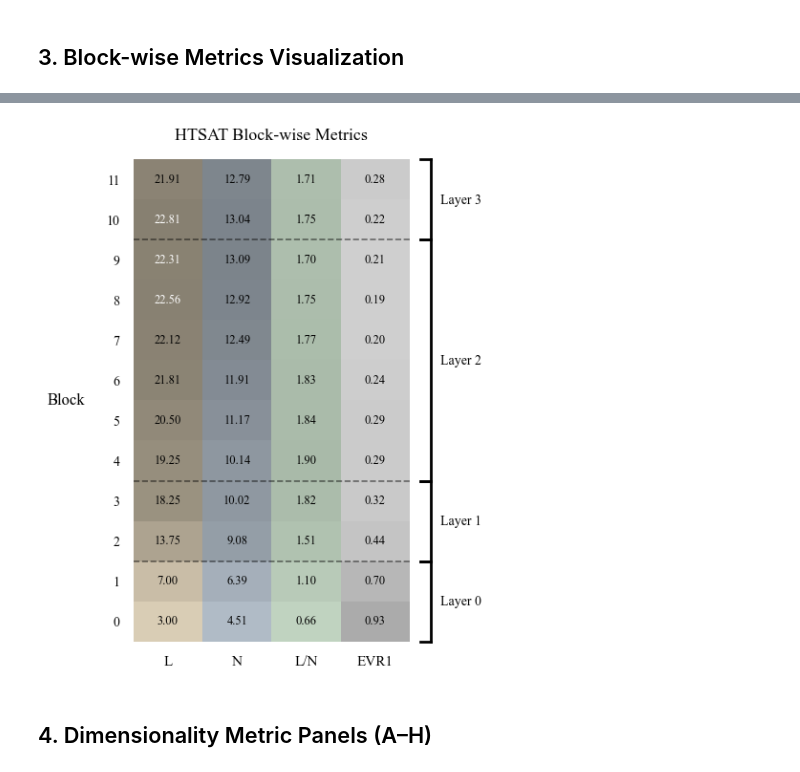
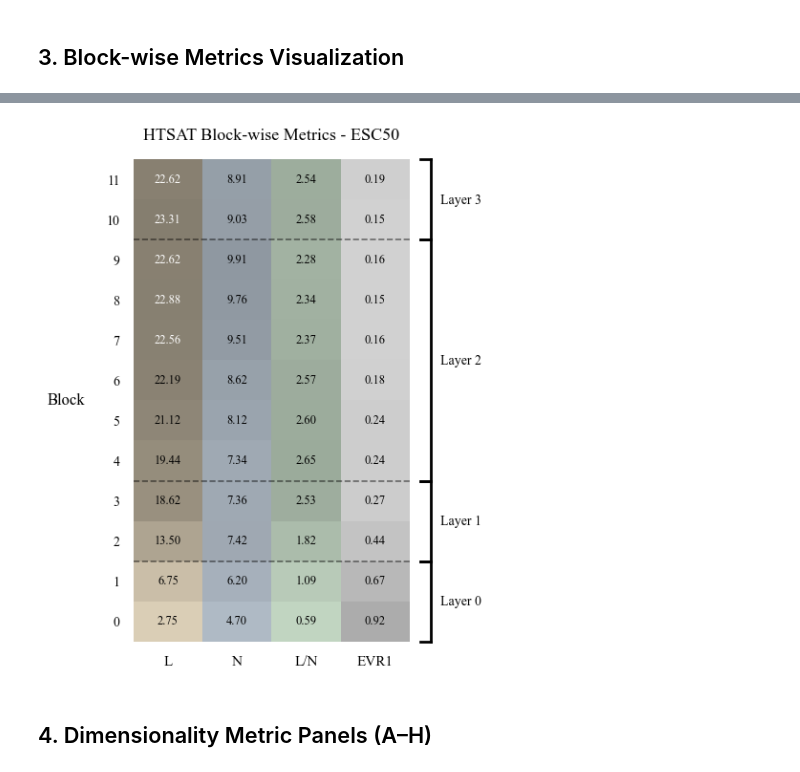
Before and after one commit to lorenzo-arcioni/ResiDual-CLAP, a Jupyter notebook: src/residual_analysis_pre.ipynb, the cells around one changed output, grey strips where cells are left out. Saved outputs shown, nothing was run; the diff lists cells and outputs as text; code cells hidden in the pictures.

```diff
--- a/src/residual_analysis_pre.ipynb
+++ b/src/residual_analysis_pre.ipynb
@@ -44,7 +44,7 @@ import seaborn as sns
 # %%
 # ── Global constants ────────────────────────────────────────────────────────
 
-DATASET       = "VocalSound"
+DATASET       = "ESC50"
 DATASET_NAME  = DATASET.lower()          # used for file paths
 HTSAT_DEPTHS  = [2, 2, 6, 2]            # Swin-Transformer block depths per stage
 HTSAT_HEADS   = [4, 8, 16, 32]          # Attention heads per stage
@@ -312,36 +324,36 @@ ax.set_ylim(0, N_BLOCKS)
 ax.set_xticks(np.arange(len(columns)) + 0.5)
 ax.set_xticklabels(columns, fontsize=11, fontweight='bold')
 ax.set_yticks(np.arange(N_BLOCKS) + 0.5)
 ax.set_yticklabels([str(b) for b in range(N_BLOCKS)], fontsize=10)
 
 # Layer boundary lines and bracket annotations
 cum_boundary = [0] + [sum(HTSAT_DEPTHS[:i+1]) for i in range(len(HTSAT_DEPTHS))]
 for boundary in cum_boundary[1:-1]:
     ax.axhline(y=boundary, color='k', linewidth=1.2, linestyle='--', alpha=0.5)
 
 bracket_x = len(columns) + 0.3
 for layer_idx in range(len(HTSAT_DEPTHS)):
     y_start = cum_boundary[layer_idx]
     y_end   = cum_boundary[layer_idx + 1]
     y_mid   = (y_start + y_end) / 2
     ax.plot([bracket_x, bracket_x], [y_start, y_end], 'k-', linewidth=2, clip_on=False)
     ax.plot([bracket_x, bracket_x - 0.15], [y_start, y_start], 'k-', linewidth=2, clip_on=False)
     ax.plot([bracket_x, bracket_x - 0.15], [y_end,   y_end  ], 'k-', linewidth=2, clip_on=False)
     layer_num = len(HTSAT_DEPTHS) - layer_idx
     ax.text(bracket_x + 0.15, y_mid, f'Layer {5 - layer_num - 1}',
             ha='left', va='center', fontsize=10, fontweight='bold', clip_on=False)
 
 ax.set_ylabel('Block', fontsize=12, fontweight='bold', rotation=0, labelpad=30, va='center')
-ax.set_title('HTSAT Block-wise Metrics', fontsize=13, fontweight='bold', pad=15)
+ax.set_title('HTSAT Block-wise Metrics - ' + DATASET, fontsize=13, fontweight='bold', pad=15)
 ax.tick_params(left=False, top=False, bottom=False)
 for spine in ax.spines.values():
     spine.set_visible(False)
 
 plt.tight_layout()
-plt.savefig('htsat_block_metrics.png', dpi=300, bbox_inches='tight', facecolor='white')
+plt.savefig('htsat_' + DATASET + '_block_metrics.png', dpi=300, bbox_inches='tight', facecolor='white')
 plt.show()
 # %% [output]
-[figure, old version]
+[figure, new version]
 # %% [markdown]
 ## 4. Dimensionality Metric Panels (A–H)
 # %%
```
Also changed, not shown: parts of 6 cells of this notebook, 45 other files.
